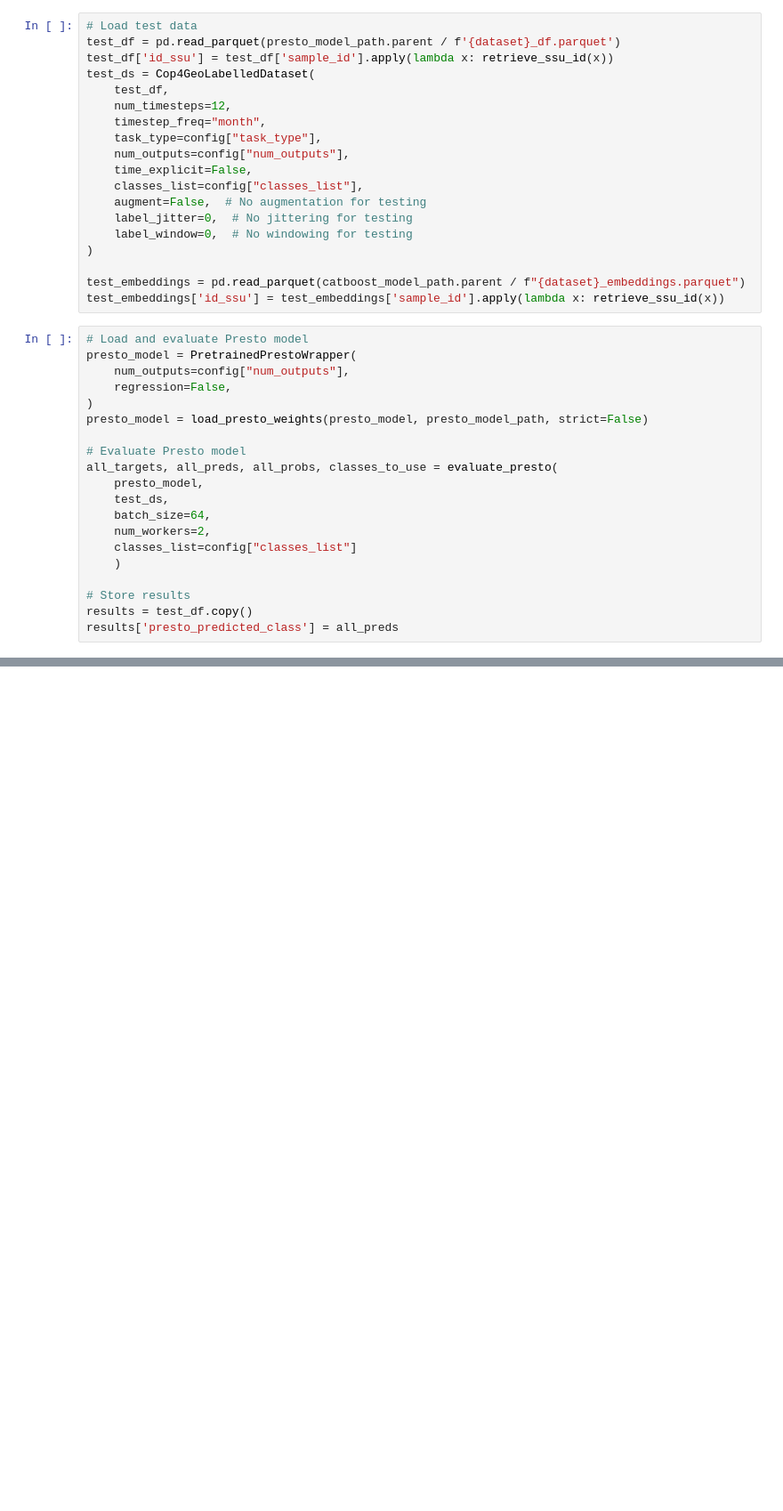
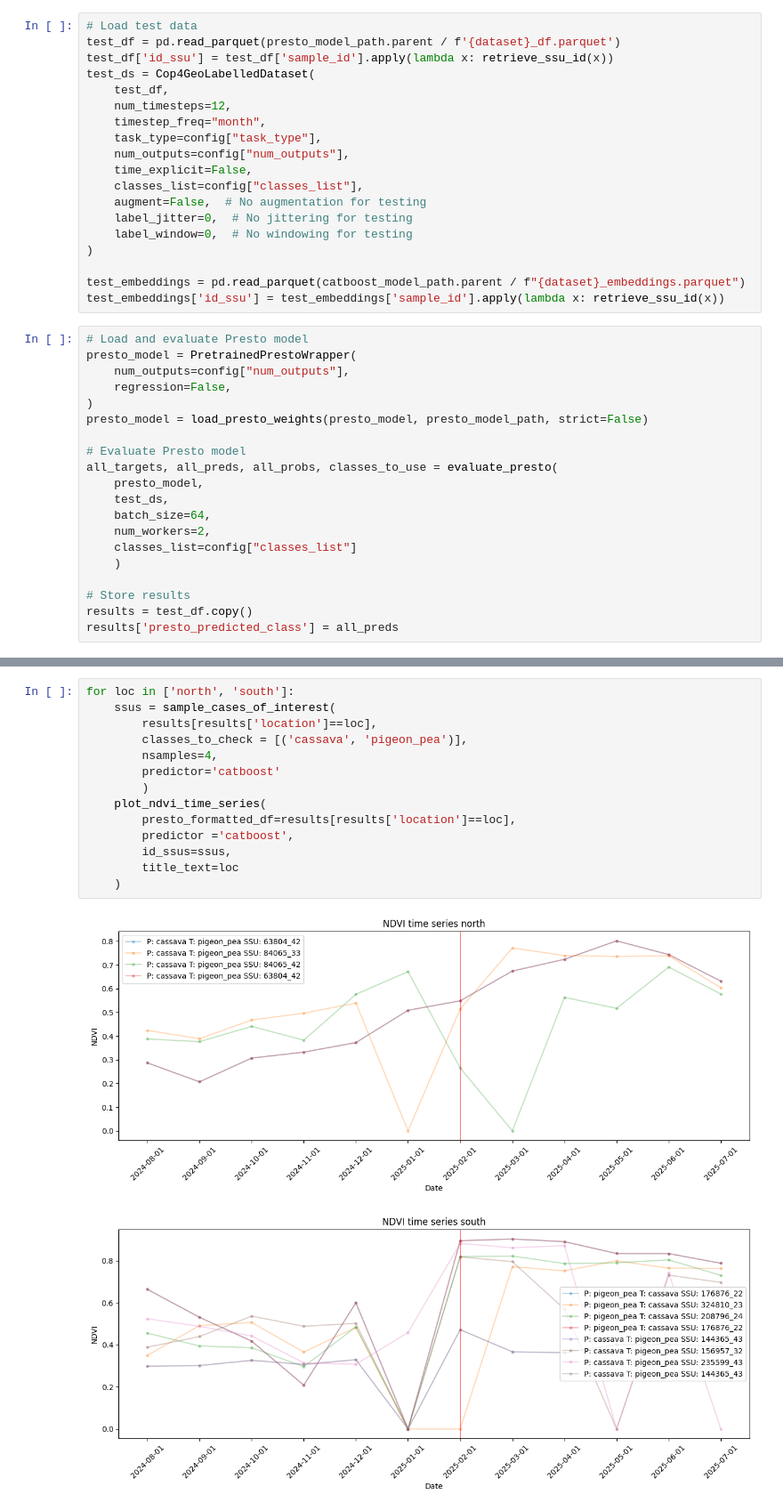
Before and after one commit to WorldCereal/worldcereal-cop4geoglam, a Jupyter notebook: notebooks/data_and_results_investigation.ipynb, the cells around one changed output, grey strips where cells are left out. Shown at 89% size. Cells and saved outputs as stored; diff of their text form; blank space fills up the shorter version.

```diff
--- a/notebooks/data_and_results_investigation.ipynb
+++ b/notebooks/data_and_results_investigation.ipynb
@@ -296,0 +302,17 @@ plot_ndvi_time_series(
+# %%
+for loc in ['north', 'south']:
+    ssus = sample_cases_of_interest(
+        results[results['location']==loc],
+        classes_to_check = [('cassava', 'pigeon_pea')],
+        nsamples=4,
+        predictor='catboost'
+        )
+    plot_ndvi_time_series(
+        presto_formatted_df=results[results['location']==loc],
+        predictor ='catboost',
+        id_ssus=ssus,
+        title_text=loc
+    )
+# %% [output]
+[figure, added]
+[figure, added]
```
Also changed, not shown: parts of 10 cells of this notebook.
